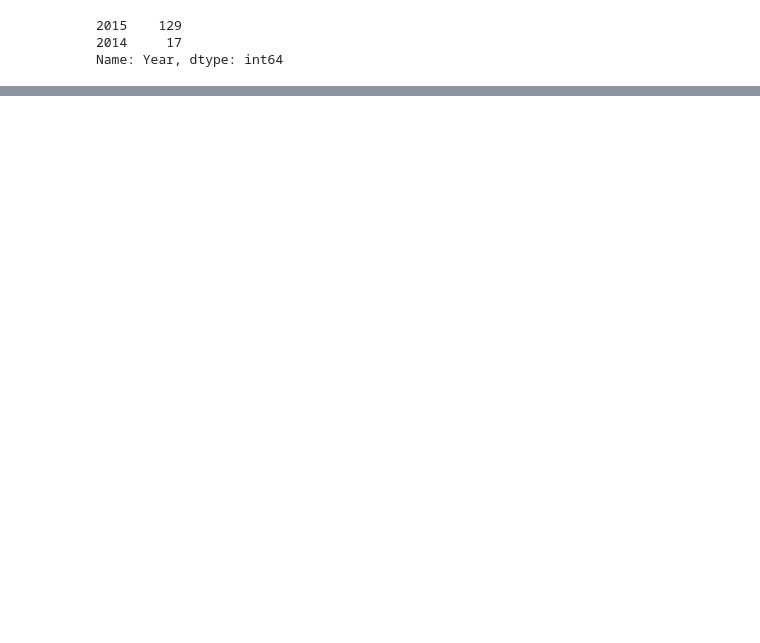
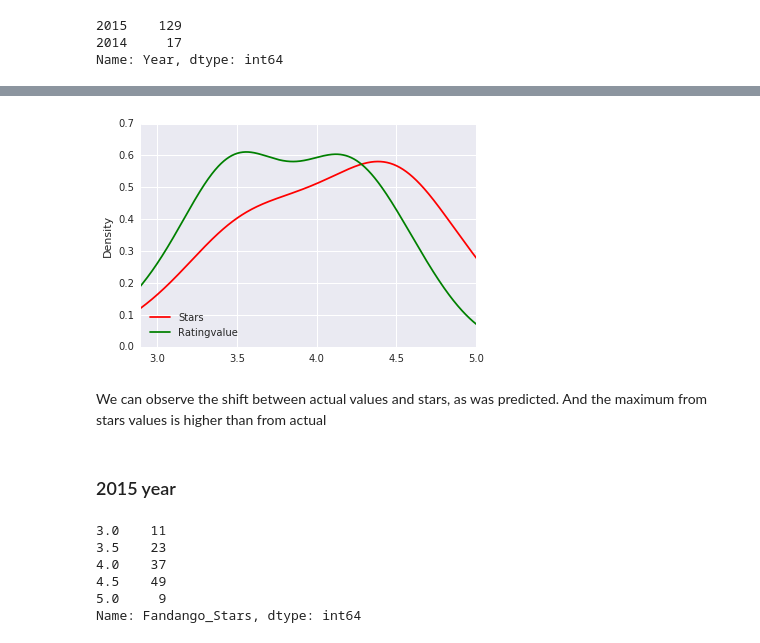
Before and after one commit to OlgaRomanova0709/Statistical-projects, a Jupyter notebook: Fandango Movie Ratings/Basics.ipynb, the cells around one changed output, grey strips where cells are left out. Drawn from its saved outputs; the diff is of its cells as text; code cells hidden in the pictures; blank space fills up the shorter version.

```diff
--- a/Fandango Movie Ratings/Basics.ipynb
+++ b/Fandango Movie Ratings/Basics.ipynb
@@ -76,6 +81,6 @@ Fandango_score14_15.Year.value_counts()
 2014     17
 Name: Year, dtype: int64
 # %%
-Fandango_score14_15=Fandango_score14_15[['Film', 'Year' 'Fandango_Stars', 'Fandango_Ratingvalue', 'Fandango_votes', 'Fandango_Difference']]
+Fandango_score14_15=Fandango_score14_15[['Film', 'Year', 'Fandango_Stars', 'Fandango_Ratingvalue', 'Fandango_votes', 'Fandango_Difference']]
 Fandango_score14_15.head(3)
 # %% [output]
@@ -82,0 +116,20 @@ KeyError: "['YearFandango_Stars'] not in index"
+# %%
+Fandango_score14_15.loc[Fandango_score14_15["Year"]=="2014","Fandango_Stars"].plot.kde(label="Stars", legend=True, color="r")
+Fandango_score14_15.loc[Fandango_score14_15["Year"]=="2014","Fandango_Ratingvalue"].plot.kde(label="Ratingvalue", legend=True, color="g")
+plt.xlim(2.9,5)
+plt.show()
+# %% [output]
+[figure, added]
+# %% [markdown]
+We can observe the shift between actual values and stars, as was predicted. And the maximum from stars values is higher than from actual
+# %% [markdown]
+### 2015 year
+# %%
+Fandango_score14_15.loc[Fandango_score14_15["Year"]=="2015","Fandango_Stars"].value_counts().sort_index()
+# %% [output]
+3.0    11
+3.5    23
+4.0    37
+4.5    49
+5.0     9
+Name: Fandango_Stars, dtype: int64
```
Also changed, not shown: parts of 33 cells of this notebook.
